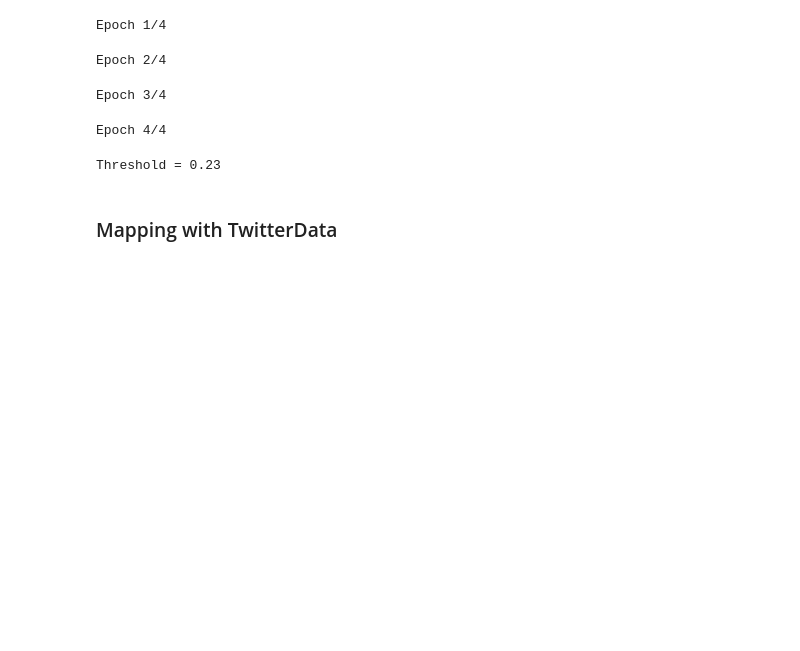
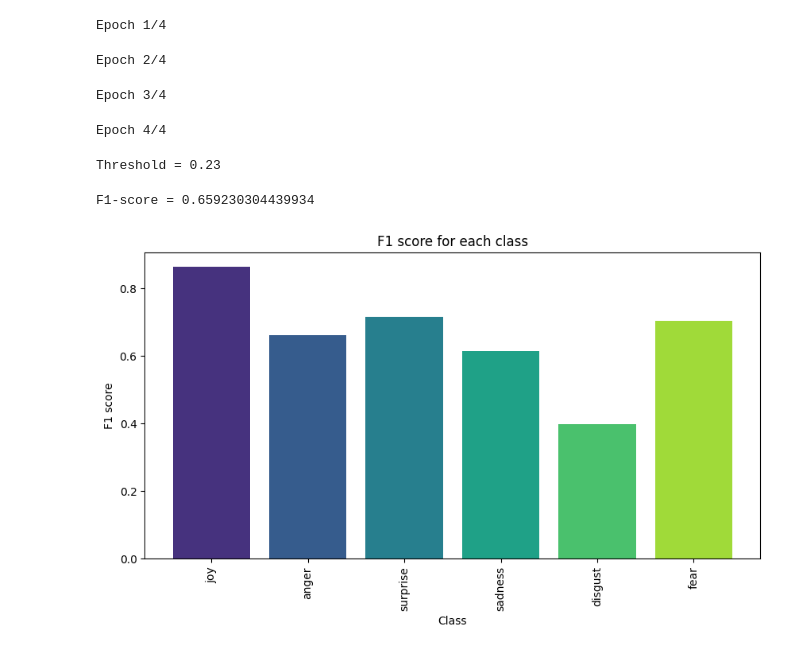
Before and after one commit to Nsivaa/HLT, a Jupyter notebook: Bert_FineTuning_GOEMOTIONS.ipynb, the cells around one changed output. Drawn from its saved outputs; the diff is of its cells as text; code cells hidden in the pictures; blank space fills up the shorter version.

```diff
--- a/Bert_FineTuning_GOEMOTIONS.ipynb
+++ b/Bert_FineTuning_GOEMOTIONS.ipynb
@@ -275,5 +240,11 @@ We expect to get a better results training with a mapped tr-set because we will
 # %%
 train_df, val_df, test_df = load_dataset(DatasetEnum.GoEmotionsCleaned)
+#we first shuffle the train-set
+seed_val = 14
+random.seed(seed_val)
+torch.manual_seed(seed_val)
+np.random.seed(seed_val)
+torch.cuda.manual_seed_all(seed_val)
 
 train_df=goemotions_apply_emotion_mapping(train_df)
 val_df=goemotions_apply_emotion_mapping(val_df)
@@ -301,6 +272,14 @@ model_preMap = Bert(SCORES,
                 PARAMS)
 
 model_preMap.fit(train_df, validation_df=val_df, progress_bar_epoch=True, progress_bar_step=True, checkpoint_path=CHECKPOINT_MODEL_FILE,checkpoint_score="f1_macro",checkpoint_score_maximize=True,shuffle_training=True)
+out = model_preMap.predict(val_df)
+target = val_df.iloc[:, 1:].values
+threshold_premap, _ = tune_sigmoid_threshold(target, out, metric_params={'average':'macro', 'zero_division':0}, metric_fun=f1_score)
+print(f"Threshold = {threshold_premap}")
+
+out= model_preMap.predict(test_df)
+target= test_df.iloc[:, 1:].values
+best_out = (out> threshold_premap).astype(int)
 # %% [output]
 Epoch 1/4
 Epoch 2/4
@@ -312,2 +288,0 @@ model_analysis(model_preMap, val_df, EKMAN_LABELS)
-# %% [markdown]
-### Mapping with TwitterData
@@ -341,6 +289,7 @@ if not os.path.exists(CHECKPOINT_MODEL_FILE):
-# %%
-# get model predictions on test set of Twitter dataset
-out = model.predict(test_df)
-best_out = (out > threshold).astype(int)
-# visualize confusion matrix to understand induced mapping
-plot_multilabel_confusion_heatmap(test_df[TWITTER_LABEL].values, best_out, TWITTER_LABEL, LABEL_COLS, normalize=True)
+# %%
+score_postMap = f1_score(target, best_out,average=None)
+plot_score_barplot(target, best_out,["joy","anger","surprise","sadness","disgust","fear"])
+print (f"F1-score = {np.mean(score_postMap)}")
+# %% [output]
+F1-score = 0.659230304439934
+[figure, added]
```
Also changed, not shown: parts of 13 cells of this notebook.
